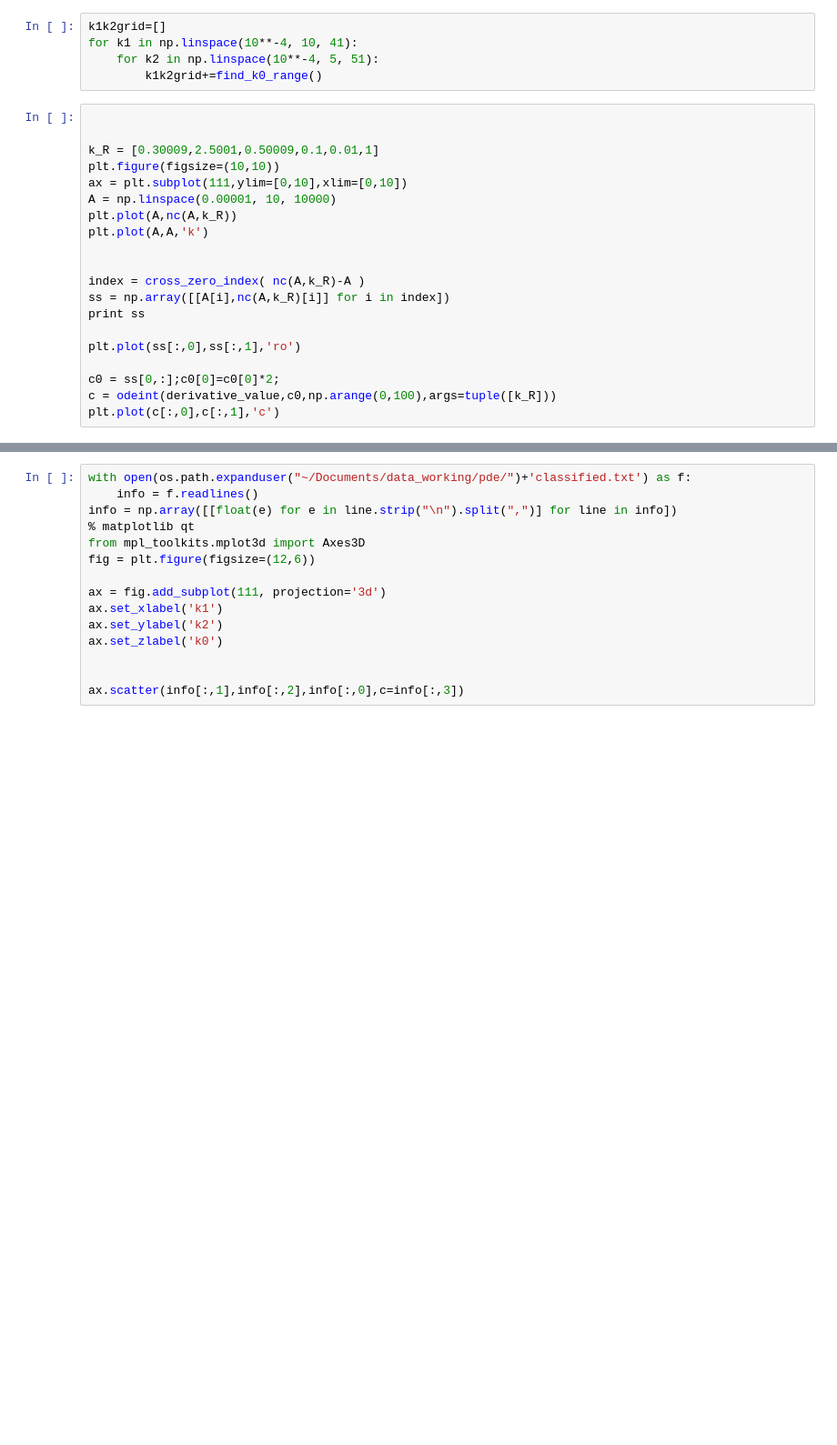
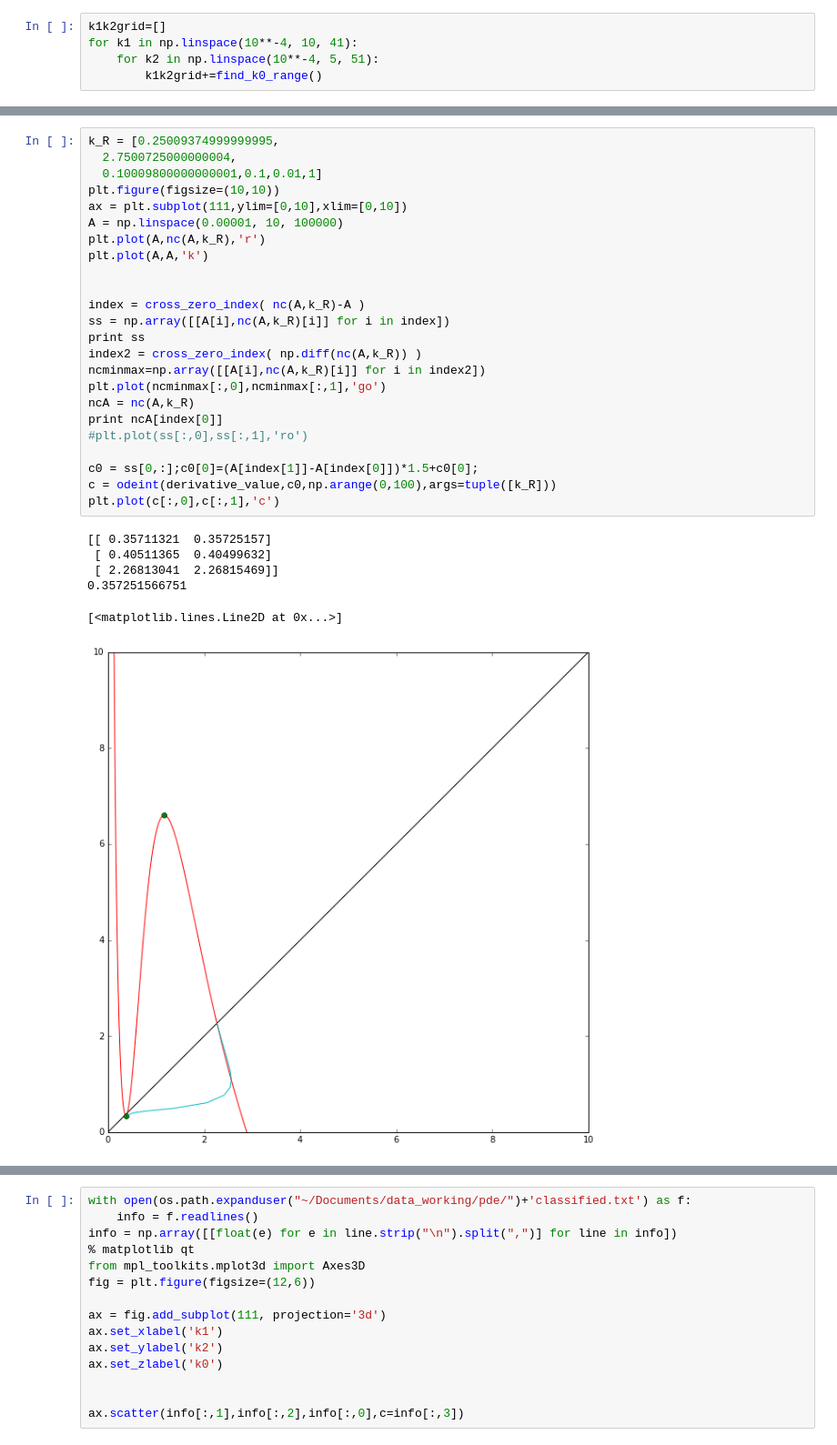
Before and after one commit to baixue0042/pde2d_java, a Jupyter notebook: analysis.ipynb, the cells around one changed output, grey strips where cells are left out. Shown at 91% size. Drawn from its saved outputs; the diff is of its cells as text; blank space fills up the shorter version.

```diff
--- a/analysis.ipynb
+++ b/analysis.ipynb
@@ -67,23 +77,3 @@ k1k2grid=[]
 for k1 in np.linspace(10**-4, 10, 41):
     for k2 in np.linspace(10**-4, 5, 51):
         k1k2grid+=find_k0_range()
-# %%
-
-
-k_R = [0.30009,2.5001,0.50009,0.1,0.01,1]
-plt.figure(figsize=(10,10))
-ax = plt.subplot(111,ylim=[0,10],xlim=[0,10])
-A = np.linspace(0.00001, 10, 10000)
-plt.plot(A,nc(A,k_R))
-plt.plot(A,A,'k')
-
-
-index = cross_zero_index( nc(A,k_R)-A )
-ss = np.array([[A[i],nc(A,k_R)[i]] for i in index])
-print ss
-
-plt.plot(ss[:,0],ss[:,1],'ro')
-
-c0 = ss[0,:];c0[0]=c0[0]*2;
-c = odeint(derivative_value,c0,np.arange(0,100),args=tuple([k_R]))
-plt.plot(c[:,0],c[:,1],'c')
@@ -116,3 +100,34 @@ k1k2grid
+# %%
+k_R = [0.25009374999999995,
+  2.7500725000000004,
+  0.10009800000000001,0.1,0.01,1]
+plt.figure(figsize=(10,10))
+ax = plt.subplot(111,ylim=[0,10],xlim=[0,10])
+A = np.linspace(0.00001, 10, 100000)
+plt.plot(A,nc(A,k_R),'r')
+plt.plot(A,A,'k')
+
+
+index = cross_zero_index( nc(A,k_R)-A )
+ss = np.array([[A[i],nc(A,k_R)[i]] for i in index])
+print ss
+index2 = cross_zero_index( np.diff(nc(A,k_R)) )
+ncminmax=np.array([[A[i],nc(A,k_R)[i]] for i in index2])
+plt.plot(ncminmax[:,0],ncminmax[:,1],'go')
+ncA = nc(A,k_R)
+print ncA[index[0]]
+#plt.plot(ss[:,0],ss[:,1],'ro')
+
+c0 = ss[0,:];c0[0]=(A[index[1]]-A[index[0]])*1.5+c0[0];
+c = odeint(derivative_value,c0,np.arange(0,100),args=tuple([k_R]))
+plt.plot(c[:,0],c[:,1],'c')
+# %% [output]
+[[ 0.35711321  0.35725157]
+ [ 0.40511365  0.40499632]
+ [ 2.26813041  2.26815469]]
+0.357251566751
+[<matplotlib.lines.Line2D at 0x...>]
+[figure, added]
 # %%
 % matplotlib qt
 from mpl_toolkits.mplot3d import Axes3D
```
Also changed, not shown: parts of 5 cells of this notebook.
